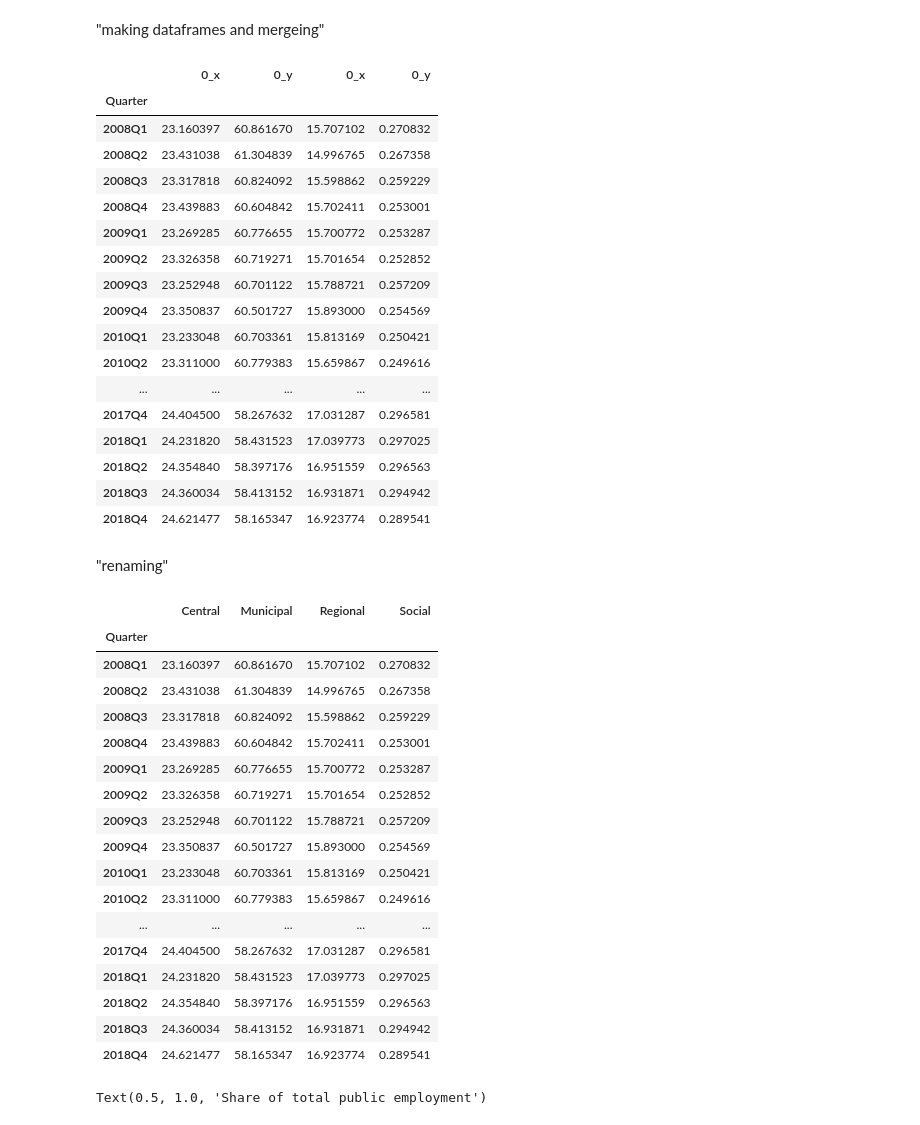
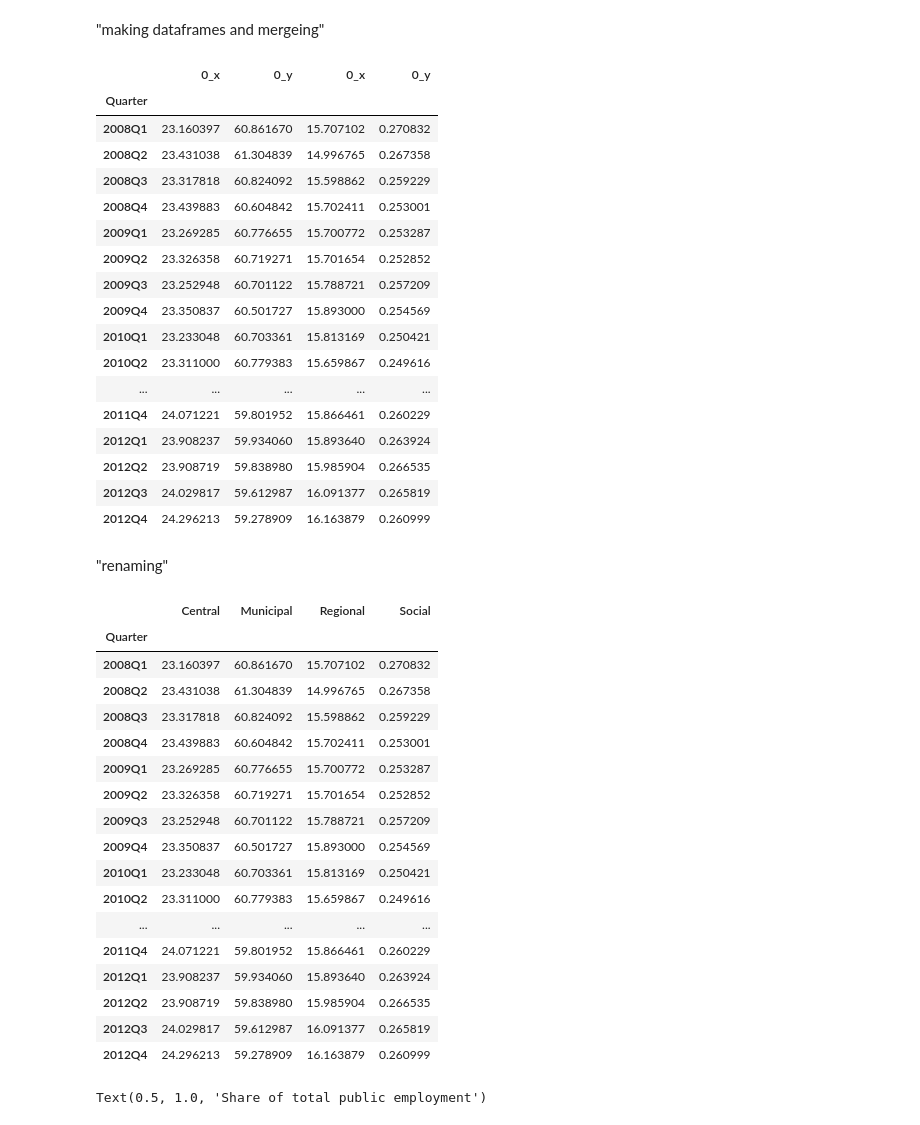
Before and after one commit to NumEconCopenhagen/projects-2019-nx31, a Jupyter notebook: dataproject/NX31_Data_Project.ipynb, the cells around one changed output. Saved outputs shown, nothing was run; the diff lists cells and outputs as text; code cells hidden in the pictures.

```diff
--- a/dataproject/NX31_Data_Project.ipynb
+++ b/dataproject/NX31_Data_Project.ipynb
@@ -160,39 +178,39 @@ Text(0.5, 1.0, 'Public full-time employed')
 # %%
 rc_central = pd.DataFrame(data=FTEG['Central']/FTEG['Total']*100)
 rc_municipal = pd.DataFrame(FTEG['Municipal']/FTEG['Total']*100)
 rc_regional = pd.DataFrame(FTEG['Regional']/FTEG['Total']*100)
 rc_social = pd.DataFrame(FTEG['Social security funds']/FTEG['Total']*100)
 
 rFTEG_1 = pd.merge(rc_central, rc_municipal, on='Quarter')
 rFTEG_2 = pd.merge(rFTEG_1, rc_regional, on='Quarter')
 rFTEG = pd.merge(rFTEG_2, rc_social, on='Quarter')
 
-rFTEG
+rFTEG.head(20)
 # %% [output]
 |  | 0_x | 0_y | 0_x | 0_y |
 | Quarter |  |  |  |  |
 | 2008Q1 | 23.160397 | 60.861670 | 15.707102 | 0.270832 |
 | 2008Q2 | 23.431038 | 61.304839 | 14.996765 | 0.267358 |
 | 2008Q3 | 23.317818 | 60.824092 | 15.598862 | 0.259229 |
 | 2008Q4 | 23.439883 | 60.604842 | 15.702411 | 0.253001 |
 | 2009Q1 | 23.269285 | 60.776655 | 15.700772 | 0.253287 |
 | 2009Q2 | 23.326358 | 60.719271 | 15.701654 | 0.252852 |
 | 2009Q3 | 23.252948 | 60.701122 | 15.788721 | 0.257209 |
 | 2009Q4 | 23.350837 | 60.501727 | 15.893000 | 0.254569 |
 | 2010Q1 | 23.233048 | 60.703361 | 15.813169 | 0.250421 |
 | 2010Q2 | 23.311000 | 60.779383 | 15.659867 | 0.249616 |
 | ... | ... | ... | ... | ... |
-| 2017Q4 | 24.404500 | 58.267632 | 17.031287 | 0.296581 |
-| 2018Q1 | 24.231820 | 58.431523 | 17.039773 | 0.297025 |
-| 2018Q2 | 24.354840 | 58.397176 | 16.951559 | 0.296563 |
-| 2018Q3 | 24.360034 | 58.413152 | 16.931871 | 0.294942 |
-| 2018Q4 | 24.621477 | 58.165347 | 16.923774 | 0.289541 |
+| 2011Q4 | 24.071221 | 59.801952 | 15.866461 | 0.260229 |
+| 2012Q1 | 23.908237 | 59.934060 | 15.893640 | 0.263924 |
+| 2012Q2 | 23.908719 | 59.838980 | 15.985904 | 0.266535 |
+| 2012Q3 | 24.029817 | 59.612987 | 16.091377 | 0.265819 |
+| 2012Q4 | 24.296213 | 59.278909 | 16.163879 | 0.260999 |
 # %% [markdown]
 "renaming"
 # %%
 rFTEG.columns = ['Central', 'Municipal', 'Regional', 'Social']
 
-rFTEG
+rFTEG.head(20)
 # %% [output]
 |  | Central | Municipal | Regional | Social |
 | Quarter |  |  |  |  |
@@ -207,11 +225,11 @@ rFTEG
 | 2010Q1 | 23.233048 | 60.703361 | 15.813169 | 0.250421 |
 | 2010Q2 | 23.311000 | 60.779383 | 15.659867 | 0.249616 |
 | ... | ... | ... | ... | ... |
-| 2017Q4 | 24.404500 | 58.267632 | 17.031287 | 0.296581 |
-| 2018Q1 | 24.231820 | 58.431523 | 17.039773 | 0.297025 |
-| 2018Q2 | 24.354840 | 58.397176 | 16.951559 | 0.296563 |
-| 2018Q3 | 24.360034 | 58.413152 | 16.931871 | 0.294942 |
-| 2018Q4 | 24.621477 | 58.165347 | 16.923774 | 0.289541 |
+| 2011Q4 | 24.071221 | 59.801952 | 15.866461 | 0.260229 |
+| 2012Q1 | 23.908237 | 59.934060 | 15.893640 | 0.263924 |
+| 2012Q2 | 23.908719 | 59.838980 | 15.985904 | 0.266535 |
+| 2012Q3 | 24.029817 | 59.612987 | 16.091377 | 0.265819 |
+| 2012Q4 | 24.296213 | 59.278909 | 16.163879 | 0.260999 |
 # %%
 fig2, ax = plt.subplots(figsize=(14,7))
 rFTEG.plot(legend=True, ax=ax);
```
Also changed, not shown: parts of 37 cells of this notebook.
